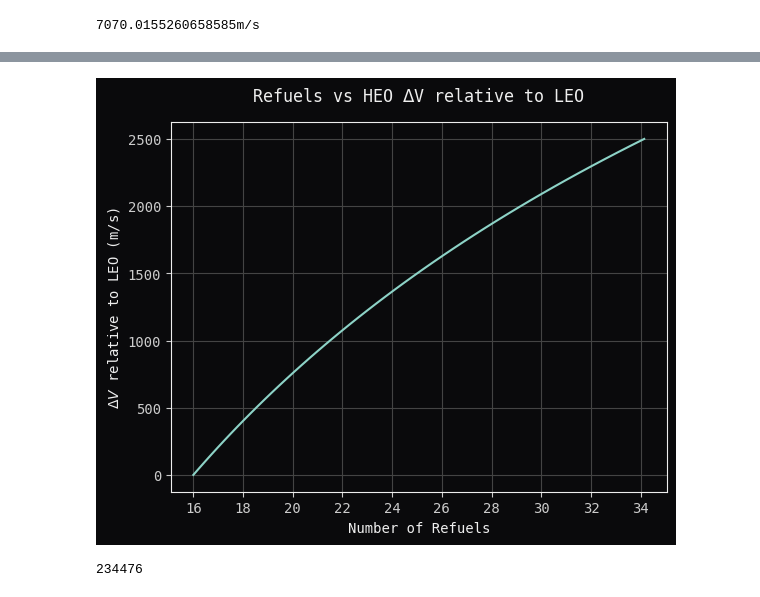
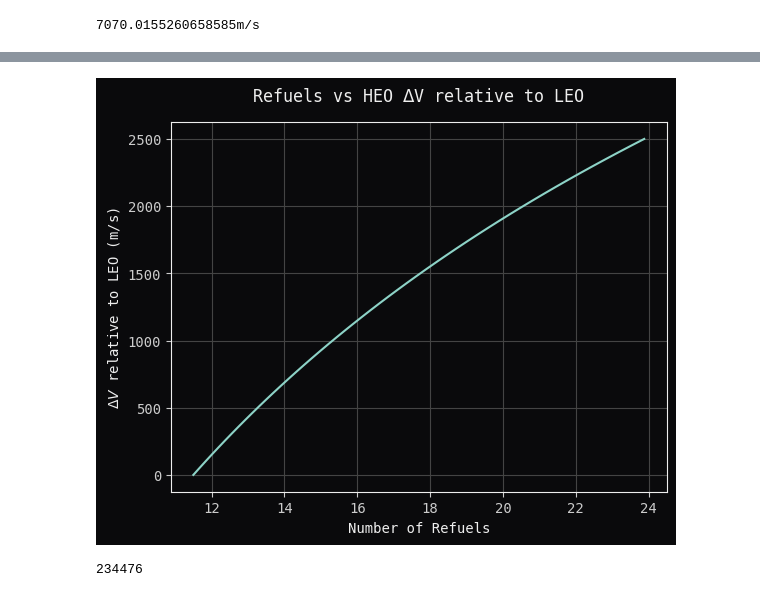
Before and after one commit to jackSN8/orbits.js, a Jupyter notebook: starship_science_graphs.ipynb, the cells around one changed output, grey strips where cells are left out. Cells and saved outputs as stored; diff of their text form; code cells hidden in the pictures.

```diff
--- a/starship_science_graphs.ipynb
+++ b/starship_science_graphs.ipynb
@@ -349,33 +349,33 @@ Text(0.5, 1.0, 'Block 3 Starship: Refuels vs Delta-V Saved')
 # %%
 from matplotlib.ticker import MaxNLocator
 
 
 #suspicious method for calculating the number of refuels needed to reach a given
 
-prop_mass = 1600
-tanker_prop = 100
+prop_mass = 2300
+tanker_prop = 200
 refuels_per_ship = prop_mass/tanker_prop
 
 
 dry_mass = 140
 isp=380
 DV_saved = np.linspace(0,2500,50)
 # p=DV_saved/(10*isp)
 Tanker_Final_Mass = (dry_mass+prop_mass)*np.exp(-DV_saved/(9.81*isp))
 No_Tanker_Refuels = refuels_per_ship*prop_mass/(Tanker_Final_Mass - dry_mass)
 No_Refuels = No_Tanker_Refuels#+np.ceil(No_Tanker_Refuels/(refuels_per_ship))
 fig, ax = plt.subplots()
 ax.xaxis.set_major_locator(MaxNLocator(integer=True))
 
 ax.plot(No_Refuels,DV_saved)
 
 plt.xlabel("Number of Refuels")
 plt.ylabel("$\Delta V$ relative to LEO (m/s)")
 plt.title("Refuels vs HEO $\Delta$V relative to LEO")
 plt.grid(True)
 plt.show()
 # %% [output]
-[figure, old version]
+[figure, new version]
 # %%
 print(803*292)
 # %% [output]
```
Also changed, not shown: parts of 3 cells of this notebook, 4 other files.
